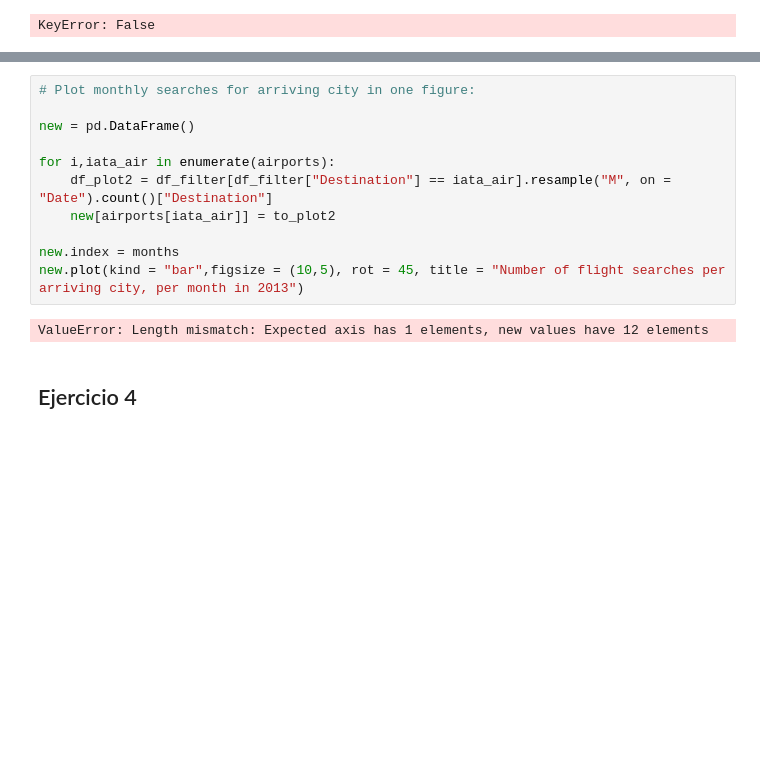
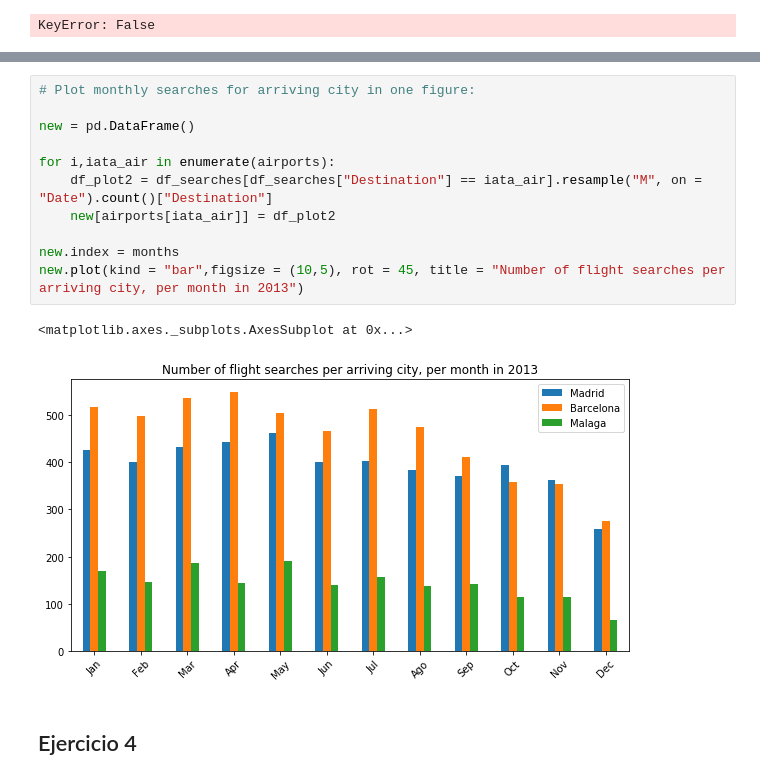
Before and after one commit to isabelpuche/Amadeus_Challenge, a Jupyter notebook: Amadeus_Challenge.ipynb, the cells around one changed output, grey strips where cells are left out. Cells and saved outputs as stored; diff of their text form; blank space fills up the shorter version.

```diff
--- a/Amadeus_Challenge.ipynb
+++ b/Amadeus_Challenge.ipynb
@@ -467,16 +475,17 @@ for i, iata_air in enumerate(airports):
 # %%
 # Plot monthly searches for arriving city in one figure:
 
 new = pd.DataFrame()
 
 for i,iata_air in enumerate(airports):
-    df_plot2 = df_filter[df_filter["Destination"] == iata_air].resample("M", on = "Date").count()["Destination"]
-    new[airports[iata_air]] = to_plot2
+    df_plot2 = df_searches[df_searches["Destination"] == iata_air].resample("M", on = "Date").count()["Destination"]
+    new[airports[iata_air]] = df_plot2
 
 new.index = months
 new.plot(kind = "bar",figsize = (10,5), rot = 45, title = "Number of flight searches per arriving city, per month in 2013")
 # %% [output]
-ValueError: Length mismatch: Expected axis has 1 elements, new values have 12 elements
+<matplotlib.axes._subplots.AxesSubplot at 0x...>
+[figure, added]
 # %% [markdown]
 ## Ejercicio 4
 # %% [markdown]
```
Also changed, not shown: parts of 19 cells of this notebook.
